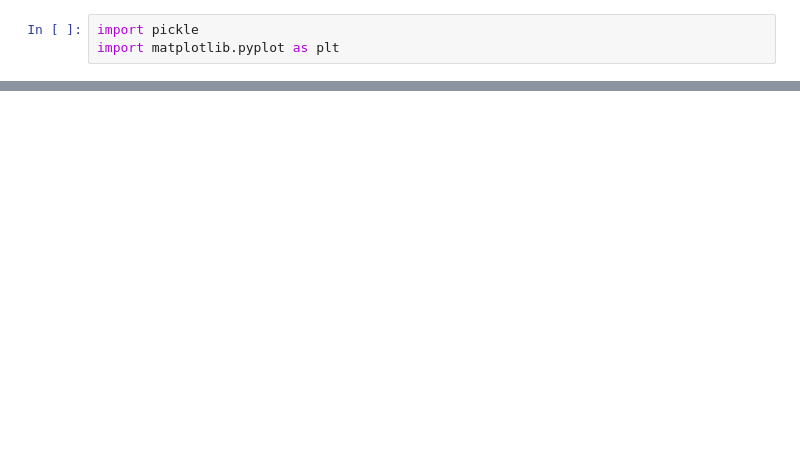
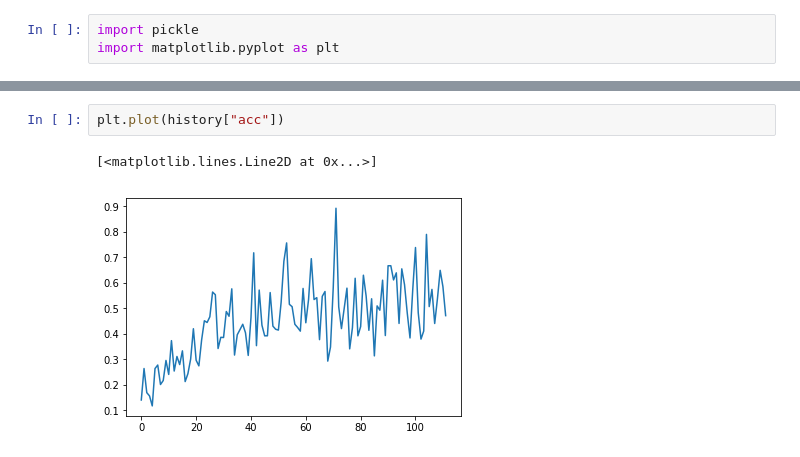
Before and after one commit to MilkyLatte/Search-and-Rescue-Research, a Jupyter notebook: Qlearning analysis.ipynb, the cells around one changed output, grey strips where cells are left out. Drawn from its saved outputs; the diff is of its cells as text; blank space fills up the shorter version.

```diff
--- a/Qlearning analysis.ipynb
+++ b/Qlearning analysis.ipynb
@@ -27,0 +28,5 @@ plt.plot(history["moves"])
+# %%
+plt.plot(history["acc"])
+# %% [output]
+[<matplotlib.lines.Line2D at 0x...>]
+[figure, added]
```
Also changed, not shown: parts of 5 cells of this notebook, 7 other files.
